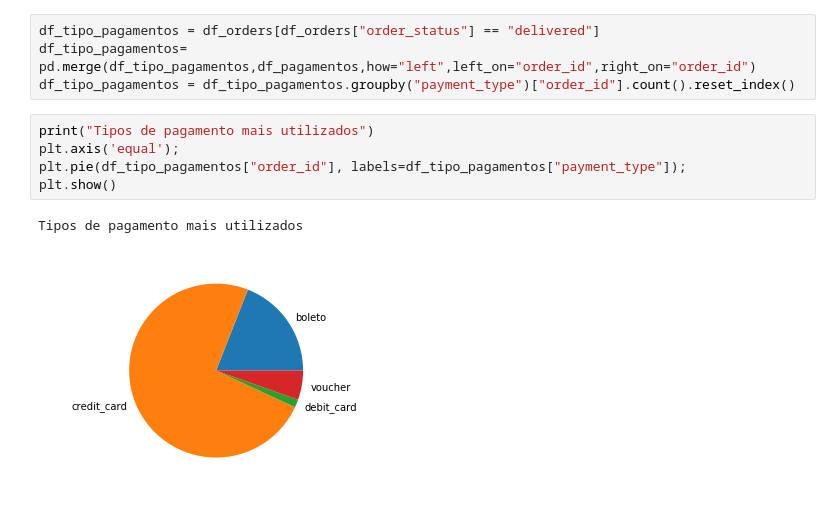
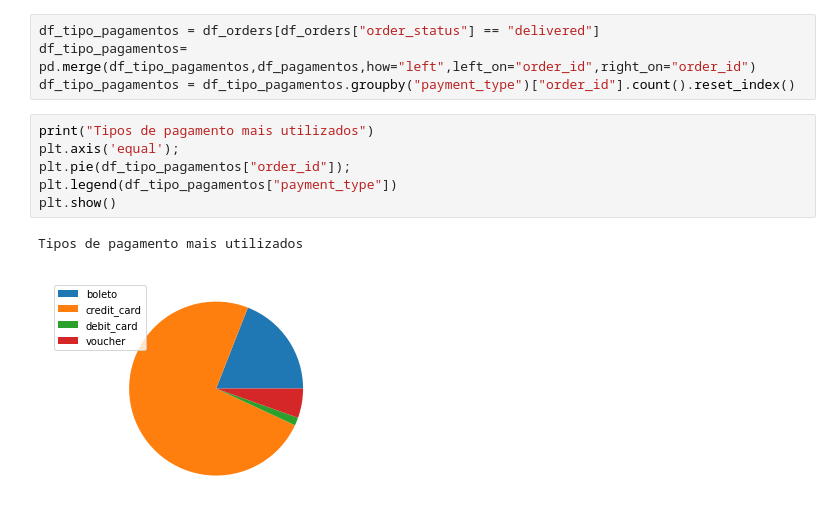
Before and after one commit to willyandan/analise-ecommerce, a Jupyter notebook: Ecommerce analisys.ipynb, the cells around one changed output. Drawn from its saved outputs; the diff is of its cells as text.

```diff
--- a/Ecommerce analisys.ipynb
+++ b/Ecommerce analisys.ipynb
@@ -85,8 +85,9 @@ df_tipo_pagamentos = df_tipo_pagamentos.groupby("payment_type")["order_id"].coun
 # %%
 print("Tipos de pagamento mais utilizados")
 plt.axis('equal');
-plt.pie(df_tipo_pagamentos["order_id"], labels=df_tipo_pagamentos["payment_type"]);
+plt.pie(df_tipo_pagamentos["order_id"]);
+plt.legend(df_tipo_pagamentos["payment_type"])
 plt.show()
 # %% [output]
 Tipos de pagamento mais utilizados
-[figure, old version]
+[figure, new version]
```
Also changed, not shown: parts of 2 cells of this notebook.
